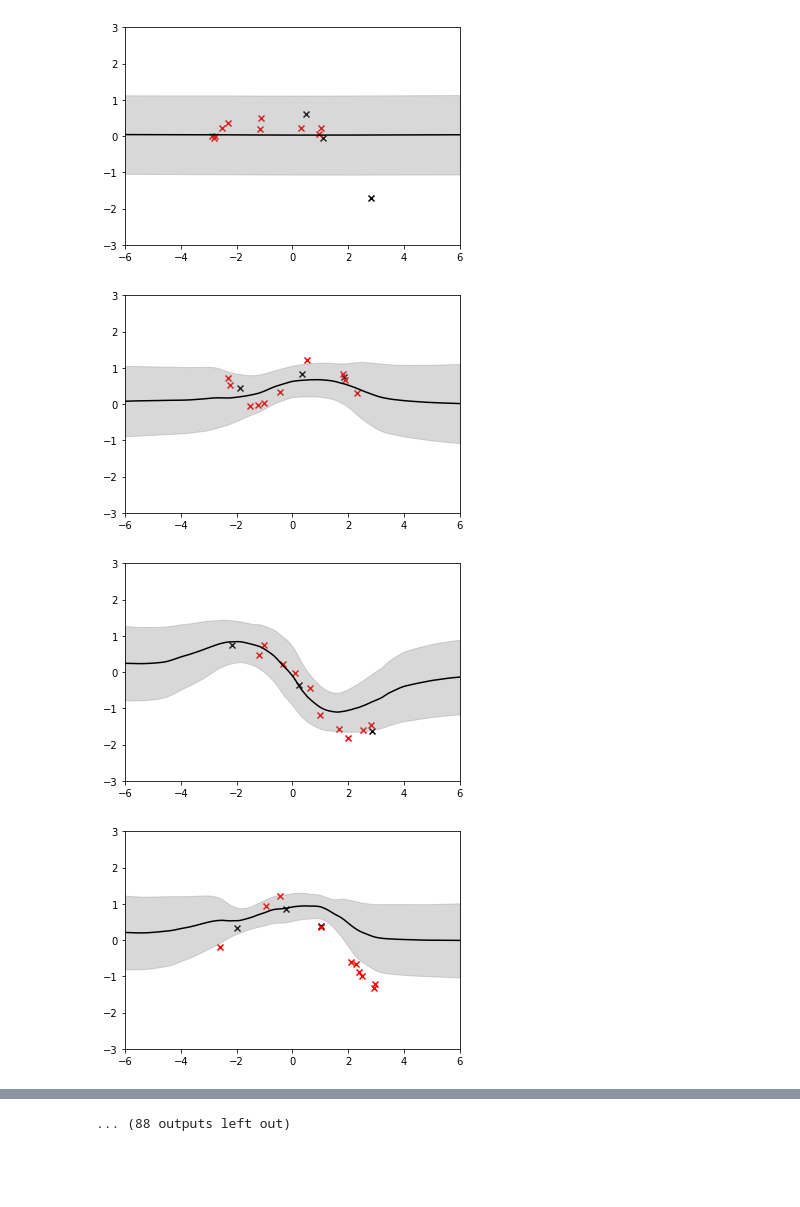
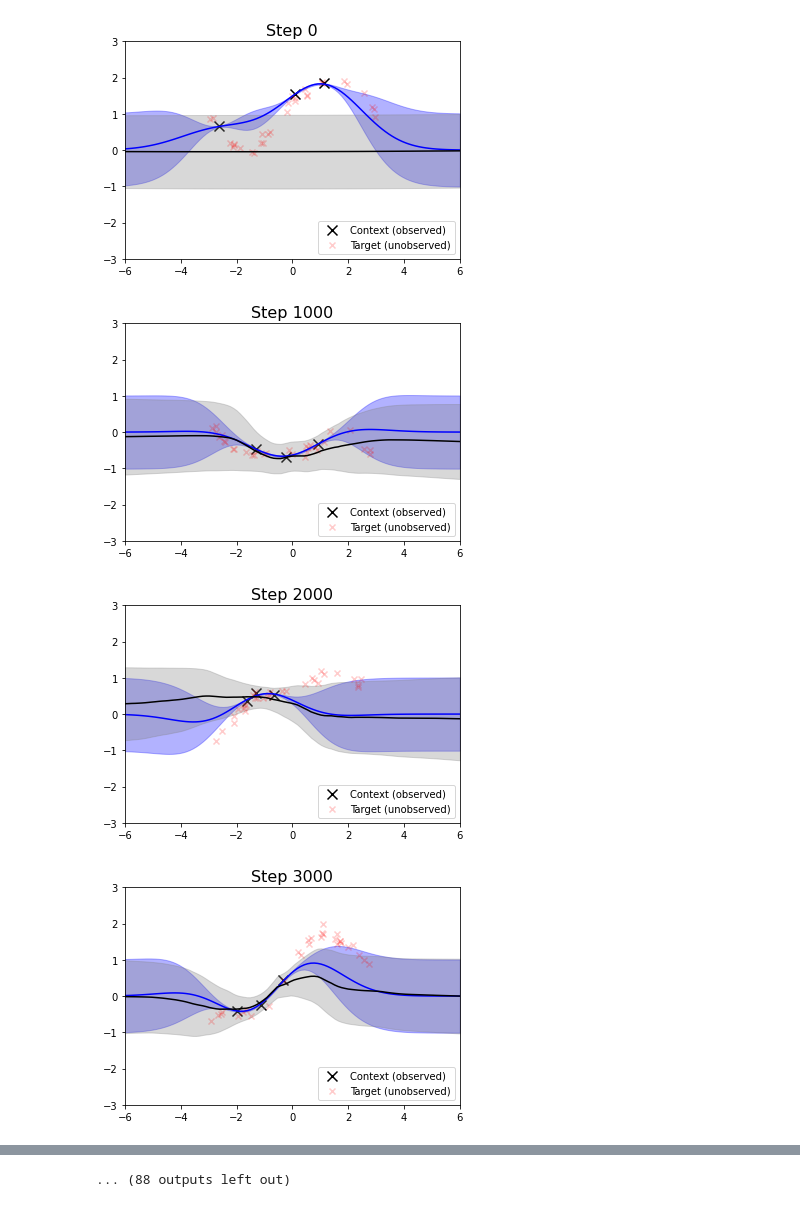
Before and after one commit to stratisMarkou/conditional-neural-processes, a Jupyter notebook: conditional-neural-processes.ipynb, the cells around one changed output, grey strips where cells are left out. Cells and saved outputs as stored; diff of their text form; code cells hidden in the pictures; blank space fills up the shorter version.

```diff
--- a/conditional-neural-processes.ipynb
+++ b/conditional-neural-processes.ipynb
@@ -204,7 +244,9 @@ def plot_sample_and_predictions(conditional_neural_process,
                                 num_test,
                                 scale,
                                 cov_coeff,
-                                noise_coeff):
+                                noise_coeff,
+                                step,
+                                plot_test_data=False):
 
     train_data, test_data = sample_dataset(batch_size=1,
                                            num_train=num_train,
@@ -217,21 +259,34 @@ def plot_sample_and_predictions(conditional_neural_process,
     context_inputs, context_outputs = train_data
     target_inputs = torch.linspace(-6, 6, 100)[None, :]
 
-    conditional_neural_process.eval()
     pred_mean, pred_log_stdev = conditional_neural_process.forward(context_inputs,
                                                                    context_outputs,
                                                                    target_inputs)
-    conditional_neural_process.train()
+
+    gp_means, gp_stds = gp_post_pred(train_data[0],
+                                     train_data[1],
+                                     target_inputs,
+                                     scale,
+                                     cov_coeff,
+                                     noise_coeff)
 
     target_inputs = target_inputs.squeeze().detach().numpy()
     pred_mean = pred_mean.squeeze().detach().numpy()
     pred_stdev = torch.exp(pred_log_stdev).squeeze().detach().numpy()
 
-    plt.scatter(train_data[0], train_data[1], marker='x', color='black')
-    plt.scatter(test_data[0], test_data[1], marker='x', color='red')
+    plt.plot(target_inputs, gp_means, color='blue', zorder=1)
+    plt.fill_between(target_inputs, gp_means - gp_stds, gp_means + gp_stds, color='blue', alpha=0.3, zorder=1)
+
+    plt.scatter(train_data[0], train_data[1], s=100, marker='x', color='black', label='Context (observed)')
     plt.plot(target_inputs, pred_mean, color='black')
     plt.fill_between(target_inputs, pred_mean - pred_stdev, pred_mean + pred_stdev, color='gray', alpha=0.3)
 
+    if plot_test_data:
+        plt.scatter(test_data[0], test_data[1], marker='x', color='red', label='Target (unobserved)', alpha=0.2, zorder=1)
+
     plt.xlim([-6, 6])
     plt.ylim([-3, 3])
+    plt.legend(loc='lower right')
+    plt.title(f'Step {step}', fontsize=16)
+
     plt.show()
@@ -264,36 +321,38 @@ conditional_neural_process = ConditionalNeuralProcess(discriminator=discriminato
 
 optimizer = torch.optim.Adam(conditional_neural_process.parameters(), lr=lr)
 
 losses = []
 
 for i in range(num_train_steps):
 
     train_data, test_data = sample_dataset(batch_size,
                                            num_train,
                                            num_test,
                                            scale,
                                            cov_coeff,
                                            noise_coeff,
                                            as_tensor)
 
     inputs, outputs = train_data
 
     loss = conditional_neural_process.loss(inputs, outputs, num_samples=1)
 
     optimizer.zero_grad()
     loss.backward()
     optimizer.step()
 
     if i % 1e3 == 0:
 
         plot_sample_and_predictions(conditional_neural_process,
                                     num_train=3,
-                                    num_test=10,
+                                    num_test=30,
                                     scale=scale,
                                     cov_coeff=cov_coeff,
-                                    noise_coeff=noise_coeff)
+                                    noise_coeff=noise_coeff,
+                                    step=i,
+                                    plot_test_data=True)
 # %% [output]
-[figure, old version]
+[figure, new version]
-[figure, old version]
+[figure, new version]
-[figure, old version]
+[figure, new version]
-[figure, old version]
+[figure, new version]
```
Also changed, not shown: parts of 8 cells of this notebook.
